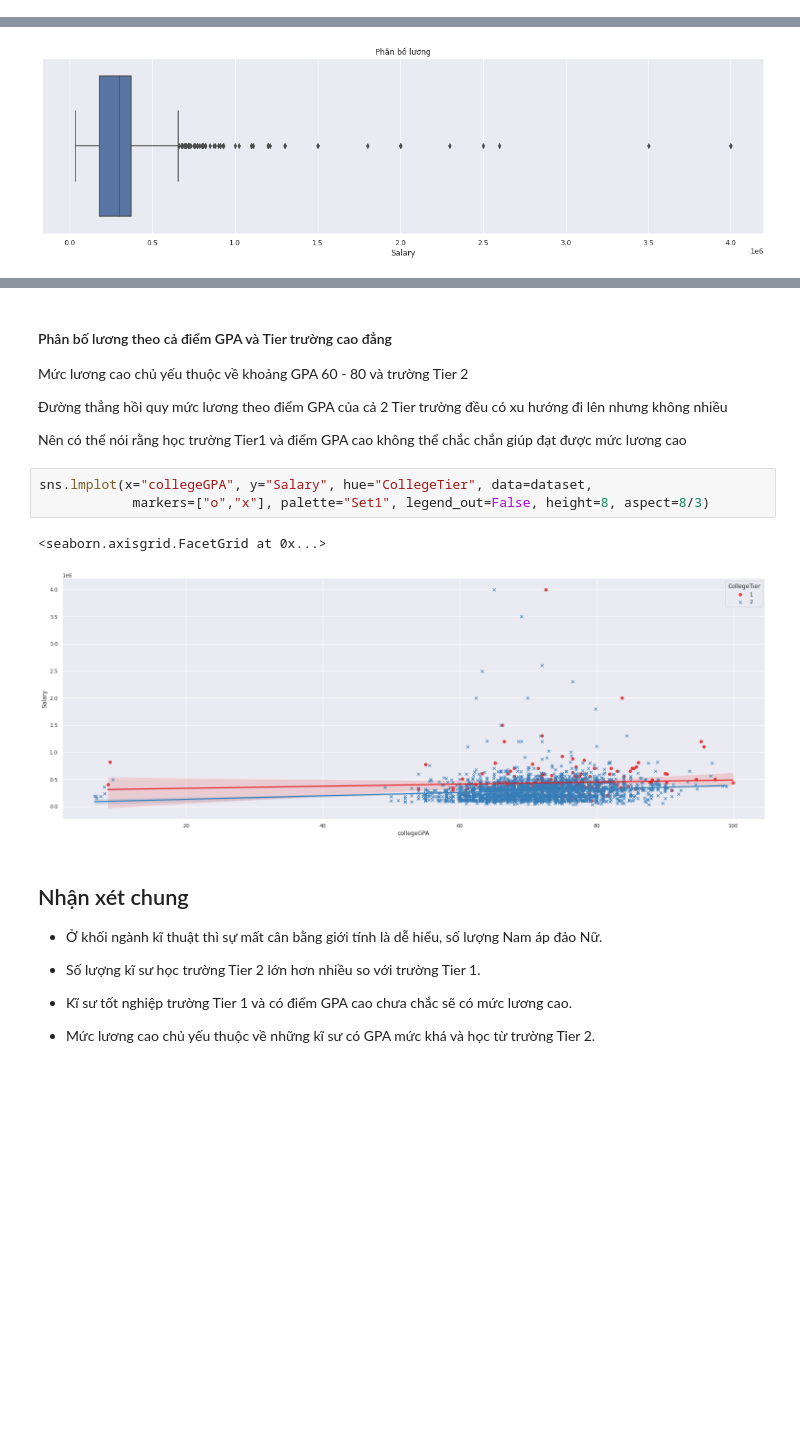
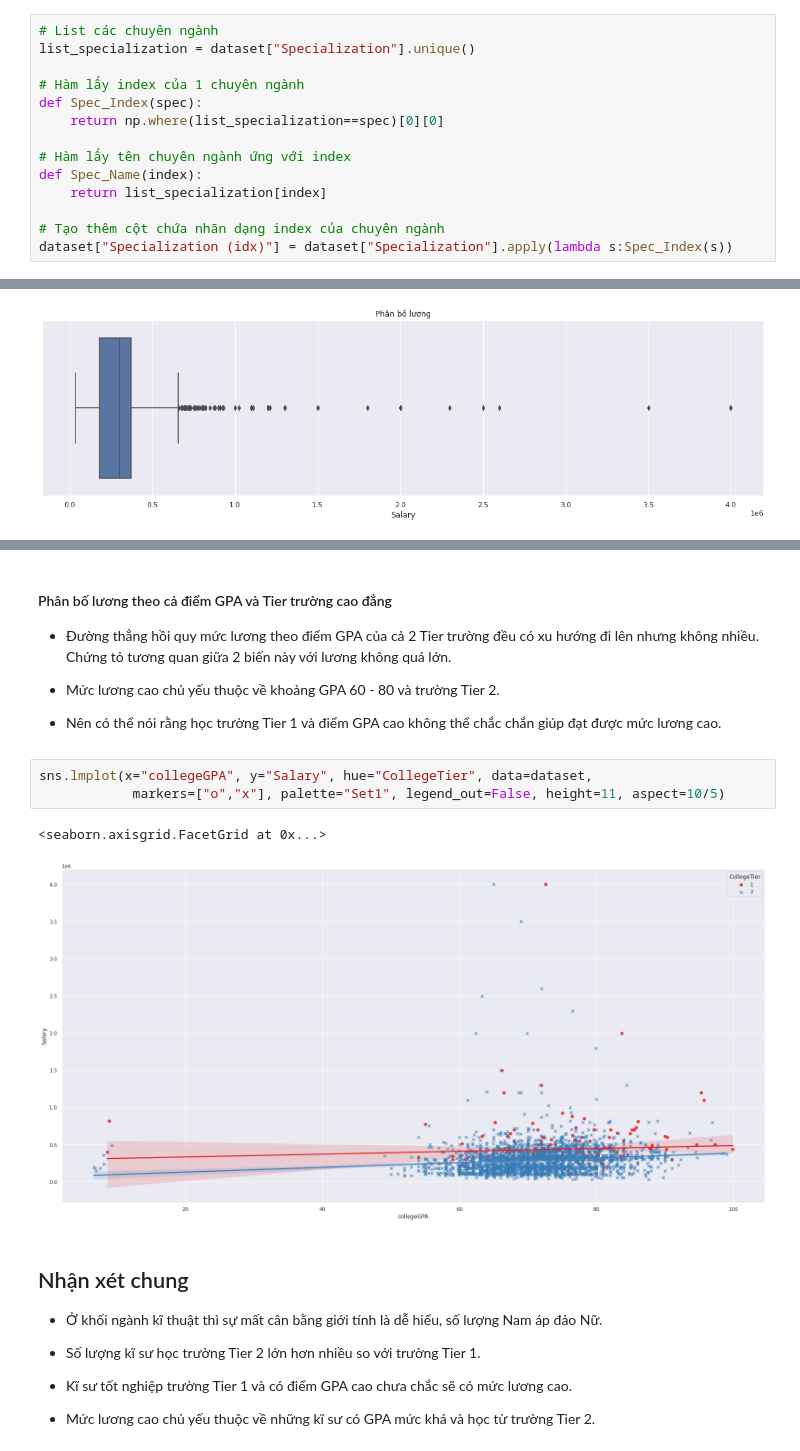
Before and after one commit to phuocleoceo/Bootstrap-Sampling, a Jupyter notebook: code.ipynb, the cells around one changed output, grey strips where cells are left out. Drawn from its saved outputs; the diff is of its cells as text; blank space fills up the shorter version.

```diff
--- a/code.ipynb
+++ b/code.ipynb
@@ -226,2 +220,16 @@ Kĩ sư học trường Tier 1 chiếm 7.54 (%)
+# %%
+# List các chuyên ngành
+list_specialization = dataset["Specialization"].unique()
+
+# Hàm lấy index của 1 chuyên ngành
+def Spec_Index(spec):
+    return np.where(list_specialization==spec)[0][0]
+
+# Hàm lấy tên chuyên ngành ứng với index
+def Spec_Name(index):
+    return list_specialization[index]
+
+# Tạo thêm cột chứa nhãn dạng index của chuyên ngành
+dataset["Specialization (idx)"] = dataset["Specialization"].apply(lambda s:Spec_Index(s))
 # %% [markdown]
 #### Các yếu tố (biến) ảnh hưởng đến nhau như thế nào ?
@@ -268,16 +304,16 @@ sns.catplot(x="CollegeTier", y="Salary",hue="Gender", data=dataset,
 # %% [markdown]
 #### Phân bố lương theo cả điểm GPA và Tier trường cao đẳng
-Mức lương cao chủ yếu thuộc về khoảng GPA 60 - 80 và trường Tier 2
+- Đường thẳng hồi quy mức lương theo điểm GPA của cả 2 Tier trường đều có xu hướng đi lên nhưng không nhiều. Chứng tỏ tương quan giữa 2 biến này với lương không quá lớn.
 
-Đường thẳng hồi quy mức lương theo điểm GPA của cả 2 Tier trường đều có xu hướng đi lên nhưng không nhiều
+- Mức lương cao chủ yếu thuộc về khoảng GPA 60 - 80 và trường Tier 2.
 
-Nên có thể nói rằng học trường Tier1 và điểm GPA cao không thể chắc chắn giúp đạt được mức lương cao
+- Nên có thể nói rằng học trường Tier 1 và điểm GPA cao không thể chắc chắn giúp đạt được mức lương cao.
 # %%
 sns.lmplot(x="collegeGPA", y="Salary", hue="CollegeTier", data=dataset,
-            markers=["o","x"], palette="Set1", legend_out=False, height=8, aspect=8/3)
+            markers=["o","x"], palette="Set1", legend_out=False, height=11, aspect=10/5)
 # %% [output]
 <seaborn.axisgrid.FacetGrid at 0x...>
-[figure, old version]
+[figure, new version]
 # %% [markdown]
 ## Nhận xét chung
 
```
Also changed, not shown: parts of 15 cells of this notebook.
